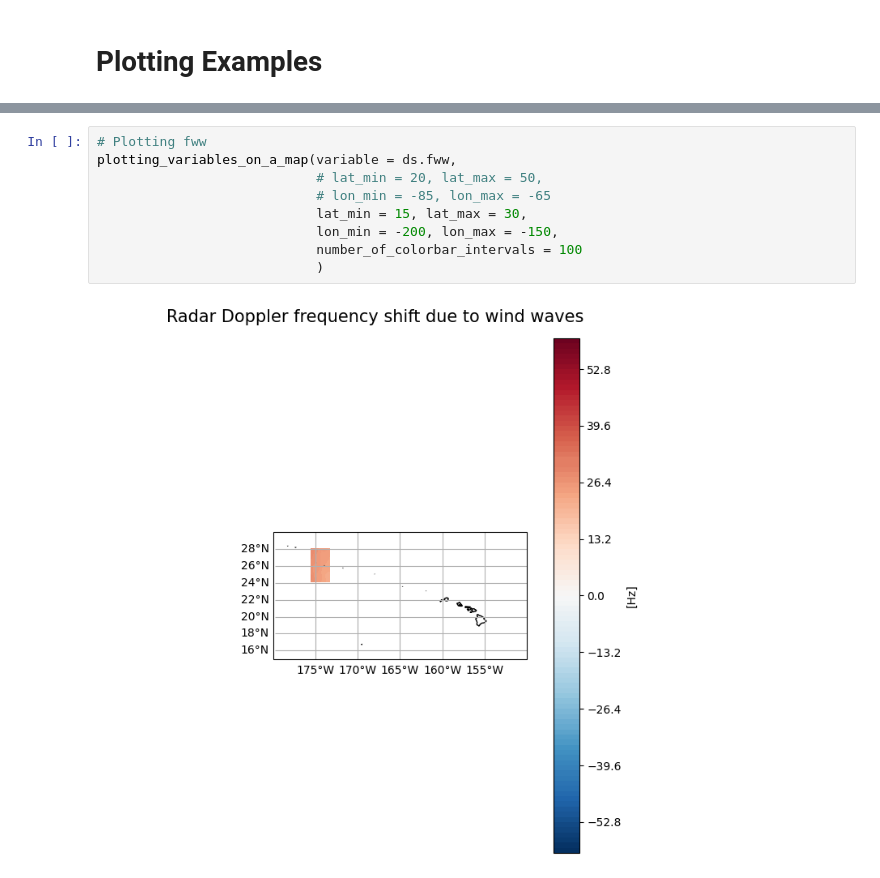
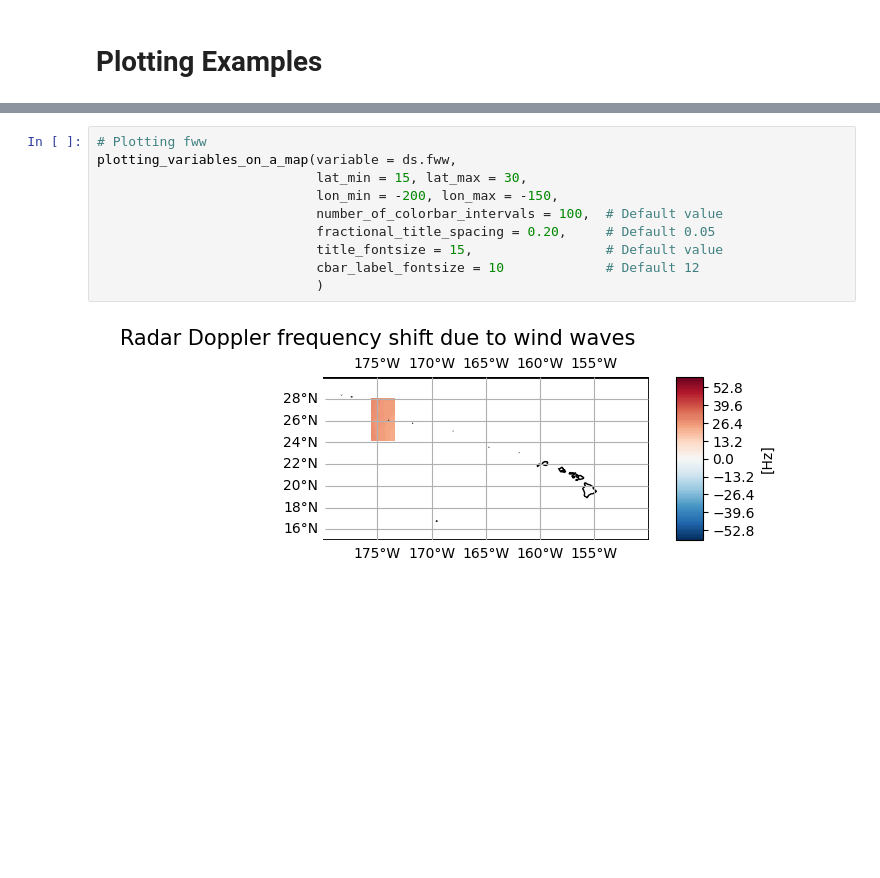
Before and after one commit to metno/MET_SAR-Doppler_User_Guide, a Jupyter notebook: _build/html/_sources/notebooks/Plot_Data_on_a_Map.ipynb, the cells around one changed output, grey strips where cells are left out. Drawn from its saved outputs; the diff is of its cells as text; blank space fills up the shorter version.

```diff
--- a/_build/html/_sources/notebooks/Plot_Data_on_a_Map.ipynb
+++ b/_build/html/_sources/notebooks/Plot_Data_on_a_Map.ipynb
@@ -205,14 +306,15 @@ plotting_variables_on_a_map(variable = ds.fgeo,
 # %%
 # Plotting fww
 plotting_variables_on_a_map(variable = ds.fww,
-                            # lat_min = 20, lat_max = 50,
-                            # lon_min = -85, lon_max = -65
                             lat_min = 15, lat_max = 30,
                             lon_min = -200, lon_max = -150,
-                            number_of_colorbar_intervals = 100
+                            number_of_colorbar_intervals = 100,  # Default value
+                            fractional_title_spacing = 0.20,     # Default 0.05
+                            title_fontsize = 15,                 # Default value
+                            cbar_label_fontsize = 10             # Default 12
                             )
 # %% [output]
-[figure, old version]
+[figure, new version]
 # %%
 # Plotting half the world for the sake of it
 
```
Also changed, not shown: parts of 8 cells of this notebook, 15 other files.
